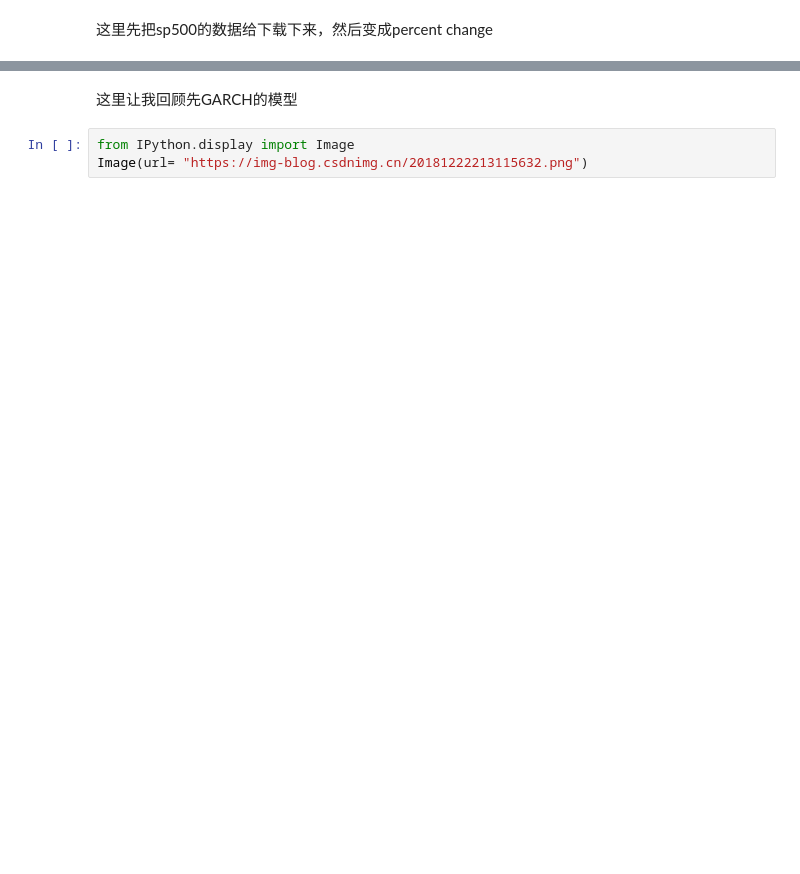
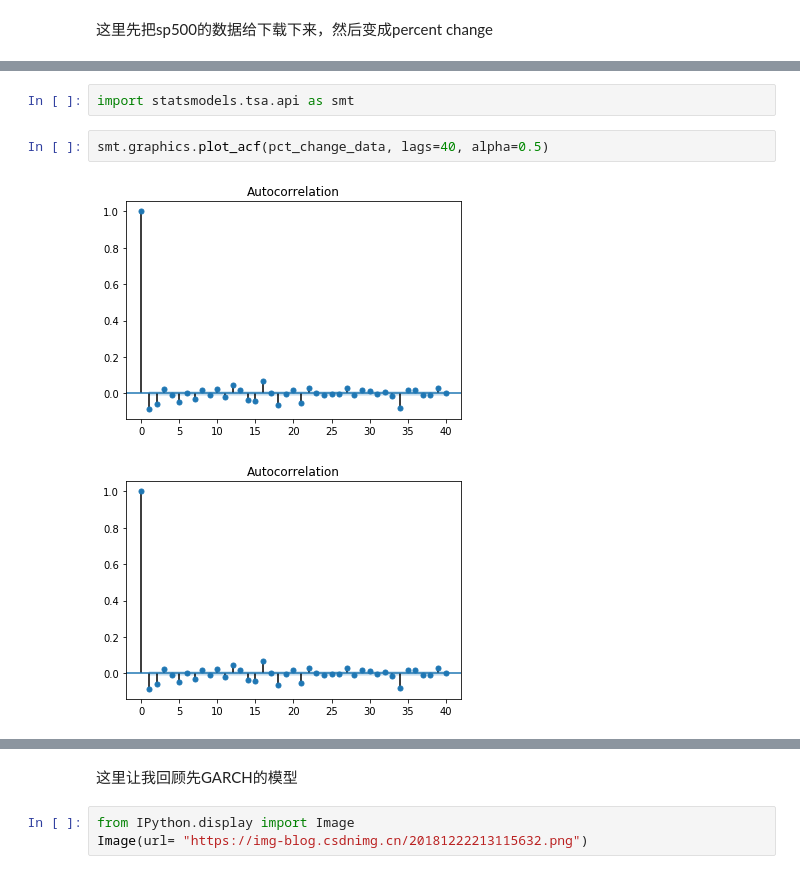
Before and after one commit to Isaaclin007/code-storage, a Jupyter notebook: GARCH-DCC/ARCH包的理解与运用.ipynb, the cells around one changed output, grey strips where cells are left out. Drawn from its saved outputs; the diff is of its cells as text; blank space fills up the shorter version.

```diff
--- a/GARCH-DCC/ARCH包的理解与运用.ipynb
+++ b/GARCH-DCC/ARCH包的理解与运用.ipynb
@@ -15,0 +34,7 @@ returns = 100 * sp500['Adj Close'].pct_change().dropna()
+# %%
+import statsmodels.tsa.api as smt
+# %%
+smt.graphics.plot_acf(pct_change_data, lags=40, alpha=0.5)
+# %% [output]
+[figure, added]
+[figure, added]
```
Also changed, not shown: parts of 19 cells of this notebook, 2 other files.
